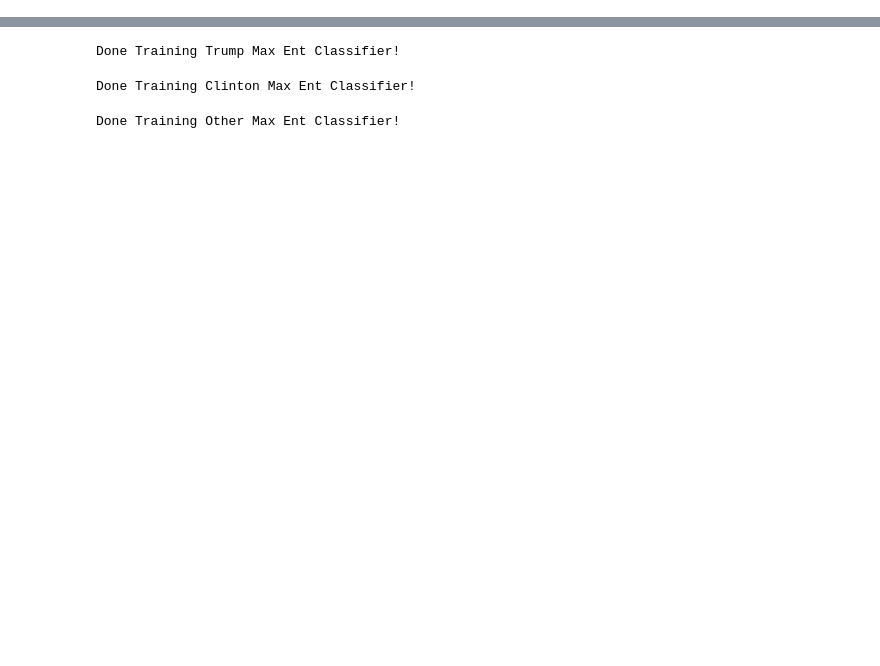
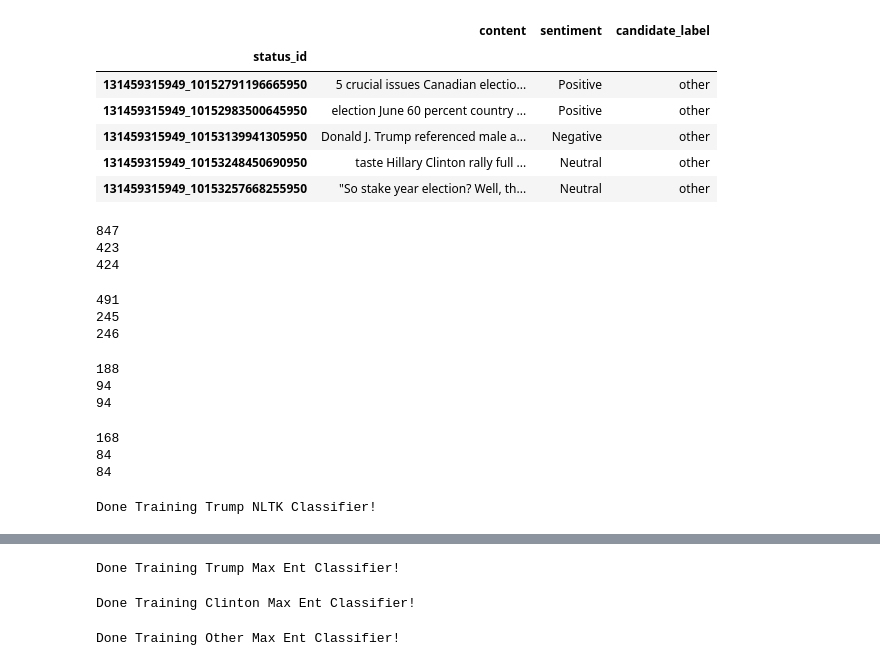
Before and after one commit to harumhl/Grab-Em-by-the-Posts-, a Jupyter notebook: python/classifier.ipynb, the cells around one changed output, grey strips where cells are left out. Saved outputs shown, nothing was run; the diff lists cells and outputs as text; code cells hidden in the pictures; blank space fills up the shorter version.

```diff
--- a/python/classifier.ipynb
+++ b/python/classifier.ipynb
@@ -272,0 +225,80 @@ Done Training Other Decision Tree Classifier!
+# %%
+other_df = final_df[final_df.candidate_label == 'other']
+other_df.head()
+# %% [output]
+|  | content | sentiment | candidate_label |
+| status_id |  |  |  |
+| 131459315949_10152791196665950 | 5 crucial issues Canadian electio... | Positive | other |
+| 131459315949_10152983500645950 | election June 60 percent country ... | Positive | other |
+| 131459315949_10153139941305950 | Donald J. Trump referenced male a... | Negative | other |
+| 131459315949_10153248450690950 | taste Hillary Clinton rally full ... | Neutral | other |
+| 131459315949_10153257668255950 | "So stake year election? Well, th... | Neutral | other |
+# %%
+#Creating Tuple Arr from all Posts
+tuple_arr = list(zip(labeled_df.content,labeled_df.sentiment))
+size = len(tuple_arr)
+halfway_pt = size/2
+
+print size
+
+train = tuple_arr[:halfway_pt]
+test = tuple_arr[halfway_pt:]
+print len(train)
+print len(test)
+# %% [output]
+847
+423
+424
+# %%
+#Creating Tuple Arr from Trump Posts
+trump_tuple_arr = list(zip(trump_df.content,trump_df.sentiment))
+size = len(trump_tuple_arr)
+halfway_pt = size/2
+
+print size
+
+trump_train = trump_tuple_arr[:halfway_pt]
+trump_test = trump_tuple_arr[halfway_pt:]
+print len(trump_train)
+print len(trump_test)
+# %% [output]
+491
+245
+246
+# %%
+#Creating Tuple Arr from Clinton Posts
+clinton_tuple_arr = list(zip(clinton_df.content,clinton_df.sentiment))
+size = len(clinton_tuple_arr)
+halfway_pt = size/2
+
+print size
+
+clinton_train = clinton_tuple_arr[:halfway_pt]
+clinton_test = clinton_tuple_arr[halfway_pt:]
+print len(clinton_train)
+print len(clinton_test)
+# %% [output]
+188
+94
+94
+# %%
+#Creating Tuple Arr from Other Posts
+other_tuple_arr = list(zip(other_df.content,other_df.sentiment))
+size = len(other_tuple_arr)
+halfway_pt = size/2
+
+print size
+
+other_train = other_tuple_arr[:halfway_pt]
+other_test = other_tuple_arr[halfway_pt:]
+print len(other_train)
+print len(other_test)
+# %% [output]
+168
+84
+84
+# %%
+trump_nltk_classifier = NLTKClassifier(trump_train)
+print 'Done Training Trump NLTK Classifier!'
+# %% [output]
+Done Training Trump NLTK Classifier!
```
Also changed, not shown: parts of 67 cells of this notebook, 1 other file.
